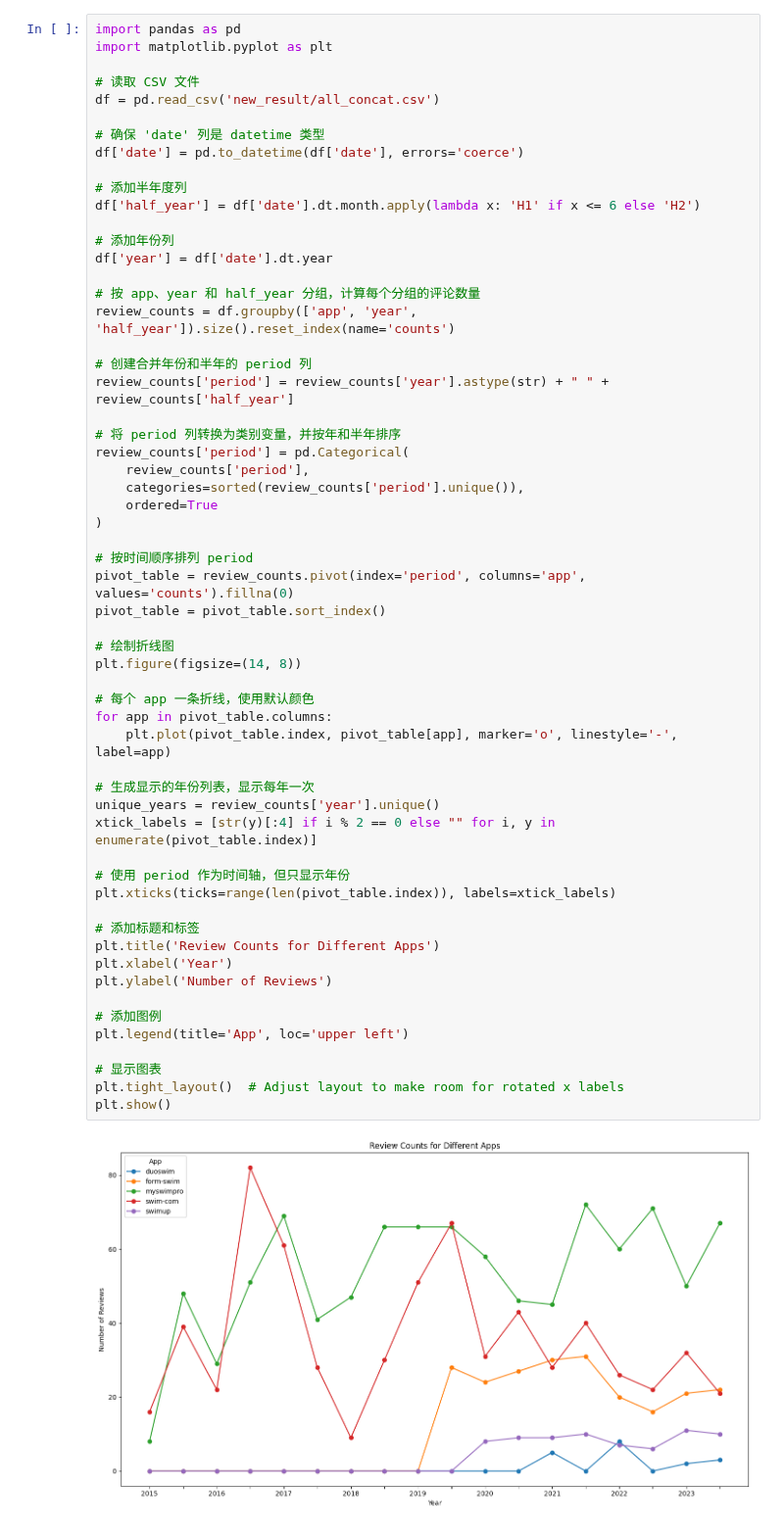
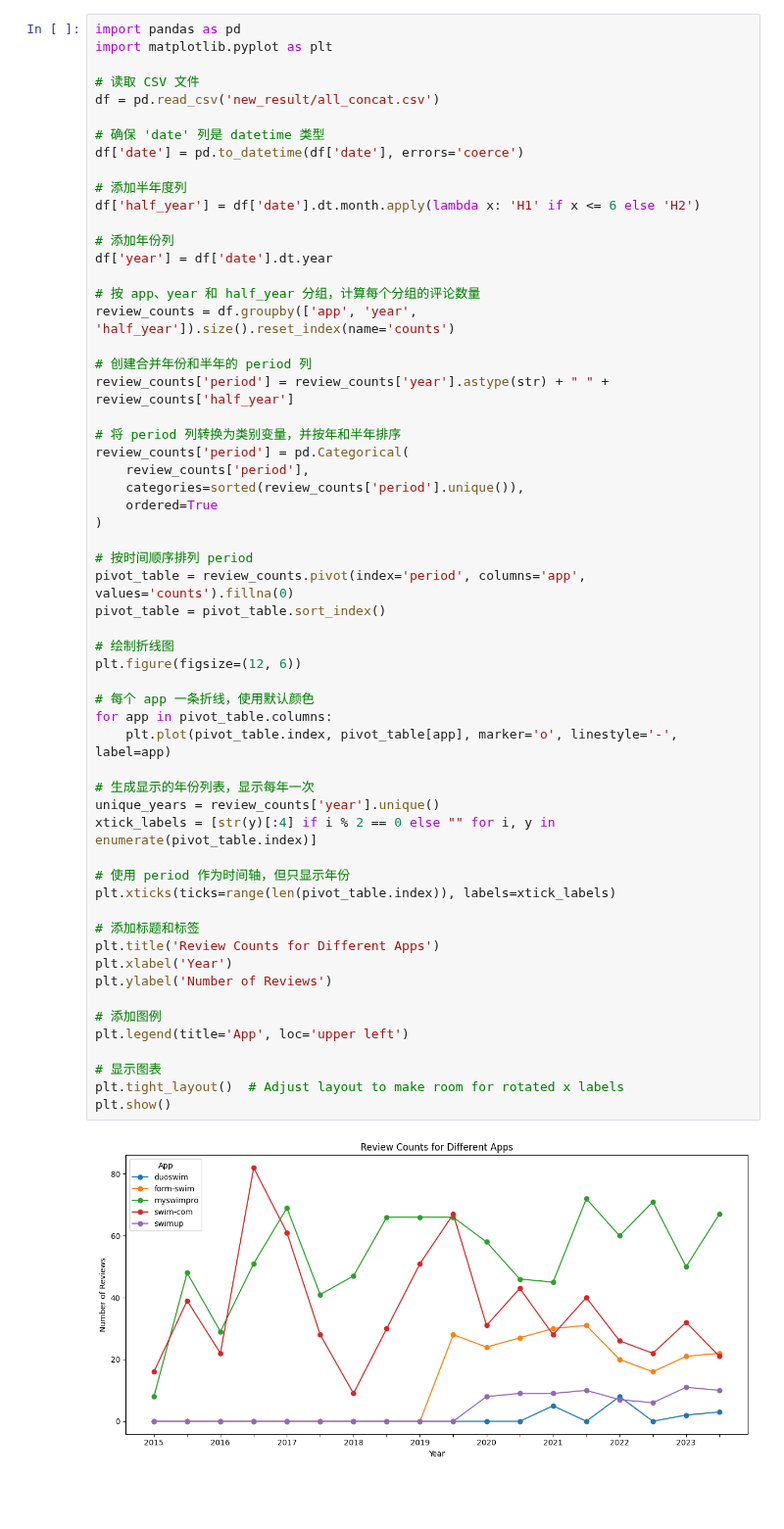
Before and after one commit to momonong/swim-apps-reviews-analysis, a Jupyter notebook: data_mining/fix_figure.ipynb, the cells around one changed output. Shown at 98% size. Drawn from its saved outputs; the diff is of its cells as text; blank space fills up the shorter version.

Commit message:
Update new version of paper with some visualization

```diff
--- a/data_mining/fix_figure.ipynb
+++ b/data_mining/fix_figure.ipynb
@@ -68,32 +68,32 @@ review_counts['period'] = pd.Categorical(
 
 # 按时间顺序排列 period
 pivot_table = review_counts.pivot(index='period', columns='app', values='counts').fillna(0)
 pivot_table = pivot_table.sort_index()
 
 # 绘制折线图
-plt.figure(figsize=(14, 8))
+plt.figure(figsize=(12, 6))
 
 # 每个 app 一条折线，使用默认颜色
 for app in pivot_table.columns:
     plt.plot(pivot_table.index, pivot_table[app], marker='o', linestyle='-', label=app)
 
 # 生成显示的年份列表，显示每年一次
 unique_years = review_counts['year'].unique()
 xtick_labels = [str(y)[:4] if i % 2 == 0 else "" for i, y in enumerate(pivot_table.index)]
 
 # 使用 period 作为时间轴，但只显示年份
 plt.xticks(ticks=range(len(pivot_table.index)), labels=xtick_labels)
 
 # 添加标题和标签
 plt.title('Review Counts for Different Apps')
 plt.xlabel('Year')
 plt.ylabel('Number of Reviews')
 
 # 添加图例
 plt.legend(title='App', loc='upper left')
 
 # 显示图表
 plt.tight_layout()  # Adjust layout to make room for rotated x labels
 plt.show()
 # %% [output]
-[figure, old version]
+[figure, new version]
```
Also changed, not shown: 1 other file.
